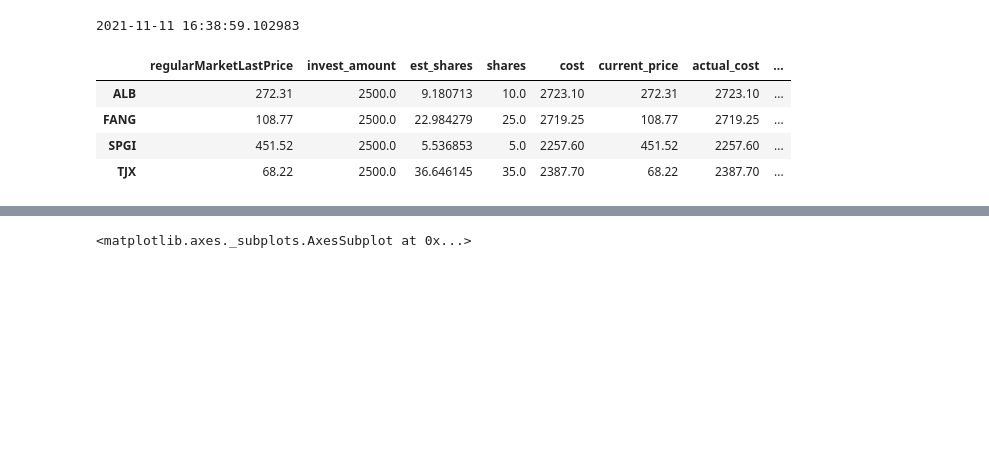
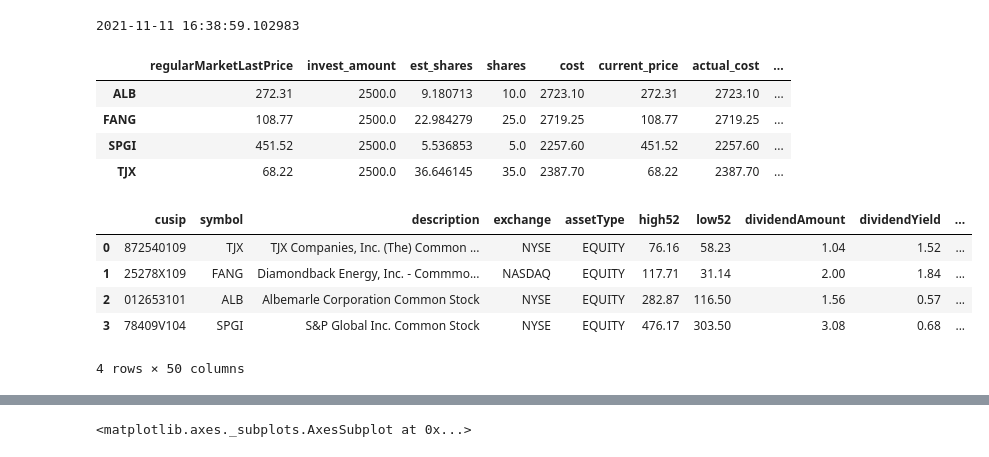
Before and after one commit to nmaiorana/svi-trading-tools, a Jupyter notebook: portfolio-joint/portfolio_workflow.ipynb, the cells around one changed output, grey strips where cells are left out. Saved outputs shown, nothing was run; the diff lists cells and outputs as text; code cells hidden in the pictures; blank space fills up the shorter version.

```diff
--- a/portfolio-joint/portfolio_workflow.ipynb
+++ b/portfolio-joint/portfolio_workflow.ipynb
@@ -458,3 +467,12 @@ display(long_shares)
 | FANG | 108.77 | 2500.0 | 22.984279 | 25.0 | 2719.25 | 108.77 | 2719.25 | ... |
 | SPGI | 451.52 | 2500.0 | 5.536853 | 5.0 | 2257.60 | 451.52 | 2257.60 | ... |
 | TJX | 68.22 | 2500.0 | 36.646145 | 35.0 | 2387.70 | 68.22 | 2387.70 | ... |
+# %%
+td_ameritrade.get_fundamental(list(long_shares.index))
+# %% [output]
+|  | cusip | symbol | description | exchange | assetType | high52 | low52 | dividendAmount | dividendYield | ... |
+| 0 | 872540109 | TJX | TJX Companies, Inc. (The) Common ... | NYSE | EQUITY | 76.16 | 58.23 | 1.04 | 1.52 | ... |
+| 1 | 25278X109 | FANG | Diamondback Energy, Inc. - Commmo... | NASDAQ | EQUITY | 117.71 | 31.14 | 2.00 | 1.84 | ... |
+| 2 | 012653101 | ALB | Albemarle Corporation Common Stock | NYSE | EQUITY | 282.87 | 116.50 | 1.56 | 0.57 | ... |
+| 3 | 78409V104 | SPGI | S&P Global Inc. Common Stock | NYSE | EQUITY | 476.17 | 303.50 | 3.08 | 0.68 | ... |
+4 rows × 50 columns
```
Also changed, not shown: parts of 6 cells of this notebook, 1 other file.
